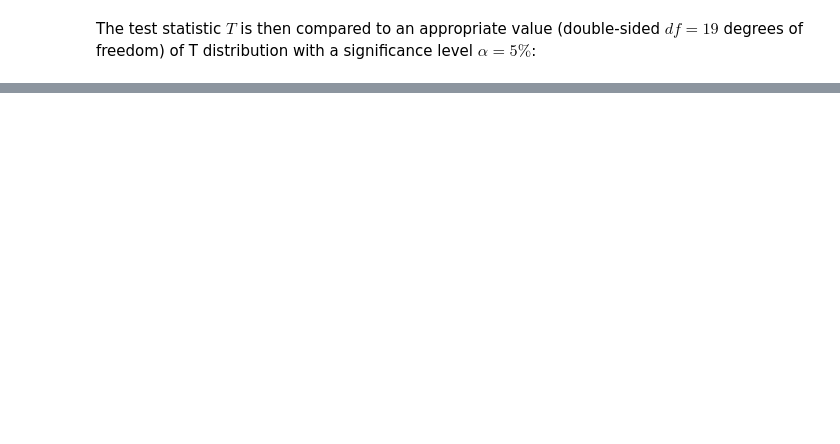
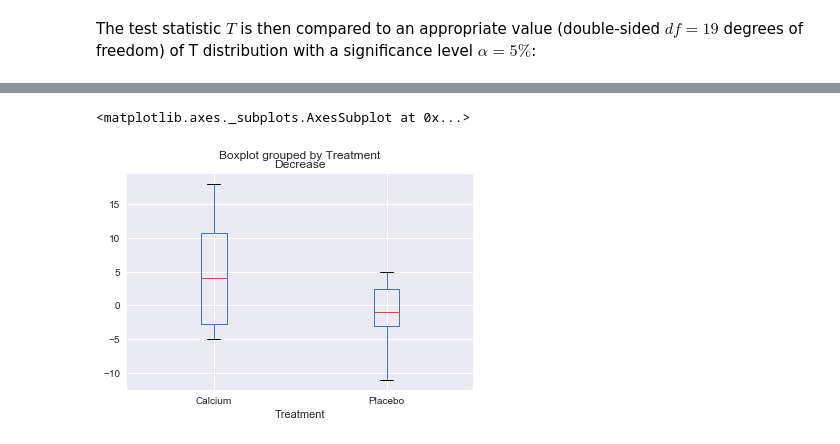
Before and after one commit to antshk/pyStanfordStats191, a Jupyter notebook: 1. Course introduction and review.ipynb, the cells around one changed output, grey strips where cells are left out. Cells and saved outputs as stored; diff of their text form; code cells hidden in the pictures; blank space fills up the shorter version.

```diff
--- a/1. Course introduction and review.ipynb
+++ b/1. Course introduction and review.ipynb
@@ -403,0 +584,6 @@ The test statistic $T$ is then compared to an appropriate value (double-sided $d
+# %%
+fpath=os.path.join(os.getcwd(), 'data', '01_calcium.txt')
+treatment=pd.read_table(fpath)
+
+treated=treatment[treatment.Treatment == 'Calcium']
+placebo=treatment[treatment.Treatment == 'Placebo']
@@ -403,0 +614,5 @@ The test statistic $T$ is then compared to an appropriate value (double-sided $d
+# %%
+treatment.boxplot(column='Decrease',by='Treatment')
+# %% [output]
+<matplotlib.axes._subplots.AxesSubplot at 0x...>
+[figure, added]
```
Also changed, not shown: parts of 51 cells of this notebook.
